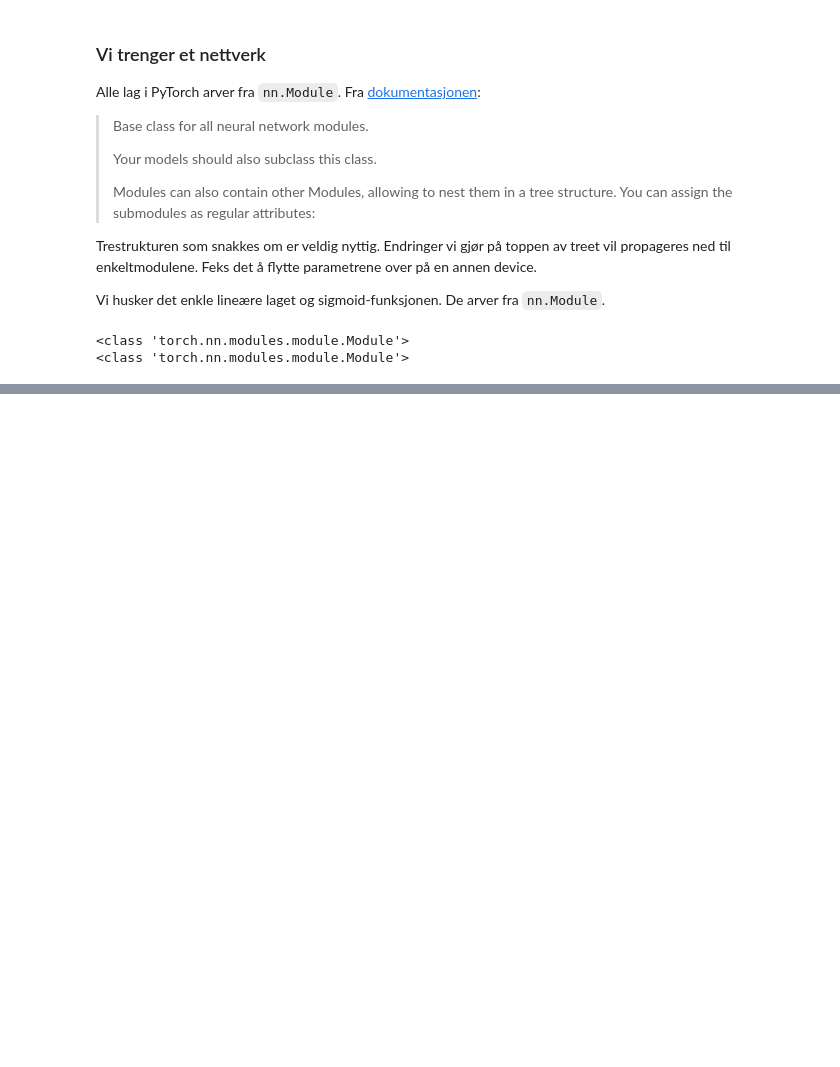
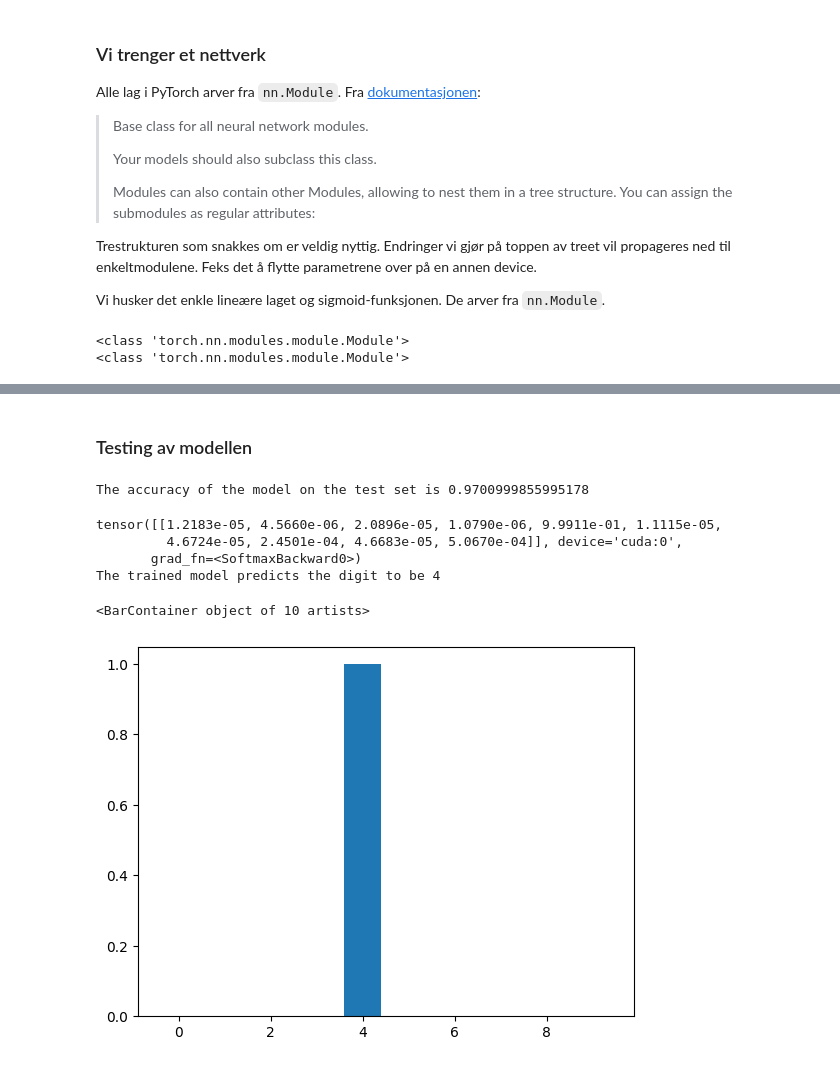
Before and after one commit to willdalh/ml-course, a Jupyter notebook: concepts.ipynb, the cells around one changed output, grey strips where cells are left out. Drawn from its saved outputs; the diff is of its cells as text; code cells hidden in the pictures; blank space fills up the shorter version.

```diff
--- a/concepts.ipynb
+++ b/concepts.ipynb
@@ -137,7 +188,7 @@ I maskinlæring trener man flere iterasjoner på samme datasettet,
 # %%
 from torch.utils.data import DataLoader
-data_loader = DataLoader(train_dataset, shuffle=True, batch_size=16) # Iterable that provides 16 data samples each iteration
+train_loader = DataLoader(train_dataset, shuffle=True, batch_size=32) # Iterable that provides 16 data samples each iteration
 
-data, labels = next(iter(data_loader)) # Retrieve a batch of data samples and labels for inspection purposes
+data, labels = next(iter(train_loader)) # Retrieve a batch of data samples and labels for inspection purposes
 print(f"Shape of data batch: {data.shape}")
 # %% [output]
@@ -177,18 +228,18 @@ print(sigmoid.__class__.__base__)
 <class 'torch.nn.modules.module.Module'>
 <class 'torch.nn.modules.module.Module'>
 # %%
-class Model(torch.nn.Module):
+class Model(nn.Module):
     def __init__(self):
         super().__init__()
-        self.layer1 = nn.Linear(in_features=28*28, out_features=100)
-        self.layer2 = nn.Linear(in_features=100, out_features=42)
+        self.layer1 = nn.Linear(in_features=28*28, out_features=200)
+        self.layer2 = nn.Linear(in_features=200, out_features=42)
         self.layer3 = nn.Linear(in_features=42, out_features=10) # 10 digits to differentiate between
 
         self.sigmoid = nn.Sigmoid()
-        self.softmax = nn.Softmax(dim=-1)
+        self.softmax = nn.Softmax(dim=1) # Softmax will be computed for each batch element separately
 
     def logits(self, data):
-        flattened_data = torch.flatten(data, start_dim=1, end_dim=-1) # Flatten the tensor from shape (batch_size, 1, 28, 28) to shape (batch_size, 28 * 28)
+        flattened_data = torch.flatten(data, start_dim=1, end_dim=-1) # Flatten the tensor from shape (batch_size, 1, 28, 28) to shape (batch_size, 1 * 28 * 28)
 
         out = self.layer1(flattened_data)
         out = self.sigmoid(out)
@@ -202,3 +253,6 @@ class Model(torch.nn.Module):
     def forward(self, data):
         logits = self.logits(data)
         return self.softmax(logits)
+
+model = Model() # Initialize model
+model.to(device)
@@ -221,0 +271,5 @@ tensor([[0.0745, 0.0896, 0.1095, 0.0668, 0.0776, 0.2076, 0.1580, 0.0759, 0.0807,
+# %%
+print(data_sample.shape)
+test_input = data_sample[None, ...] # [None, ...] adds a new shape dimension in the front
+print(test_input.shape)
+test_input = test_input.to(device)
@@ -240,0 +369,29 @@ Model(
+# %% [markdown]
+### Testing av modellen
+# %%
+test_loader = DataLoader(test_dataset, shuffle=True, batch_size=16)
+
+correct = 0
+for data, labels in test_loader:
+    data = data.to(device)
+    labels = labels.to(device)
+
+    pred = model.forward(data)
+    correct += torch.sum(pred.argmax(dim=1) == labels)
+accuracy = correct/len(test_dataset)
+
+print(f"The accuracy of the model on the test set is {accuracy}")
+# %% [output]
+The accuracy of the model on the test set is 0.9700999855995178
+# %%
+out = model.forward(test_input)
+print(out)
+print(f"The trained model predicts the digit to be {out.argmax()}")
+plt.bar(torch.linspace(0, 9, 10).numpy(), out[0].cpu().detach())
+# %% [output]
+tensor([[1.2183e-05, 4.5660e-06, 2.0896e-05, 1.0790e-06, 9.9911e-01, 1.1115e-05,
+         4.6724e-05, 2.4501e-04, 4.6683e-05, 5.0670e-04]], device='cuda:0',
+       grad_fn=<SoftmaxBackward0>)
+The trained model predicts the digit to be 4
+<BarContainer object of 10 artists>
+[figure, added]
```
Also changed, not shown: parts of 36 cells of this notebook.
